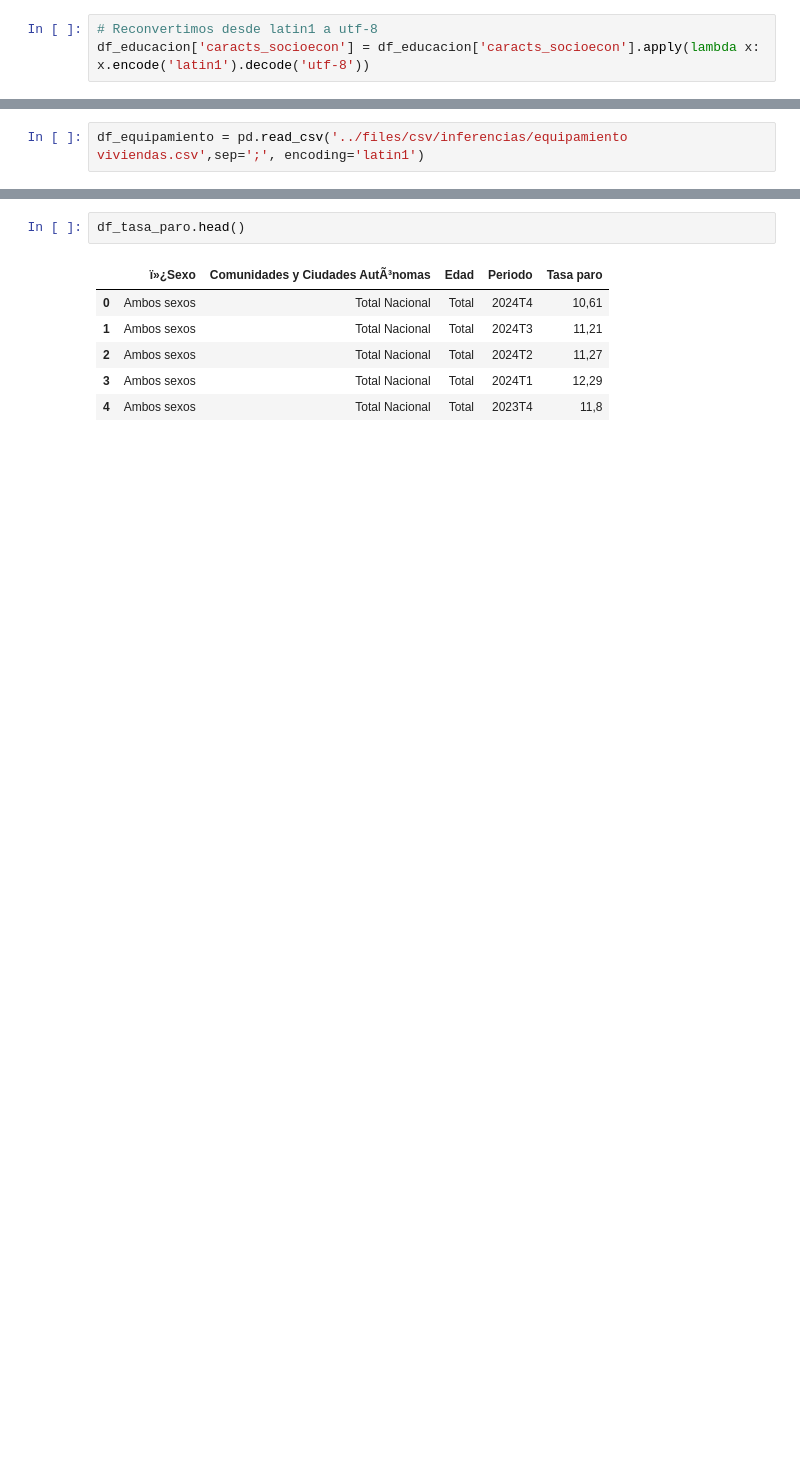
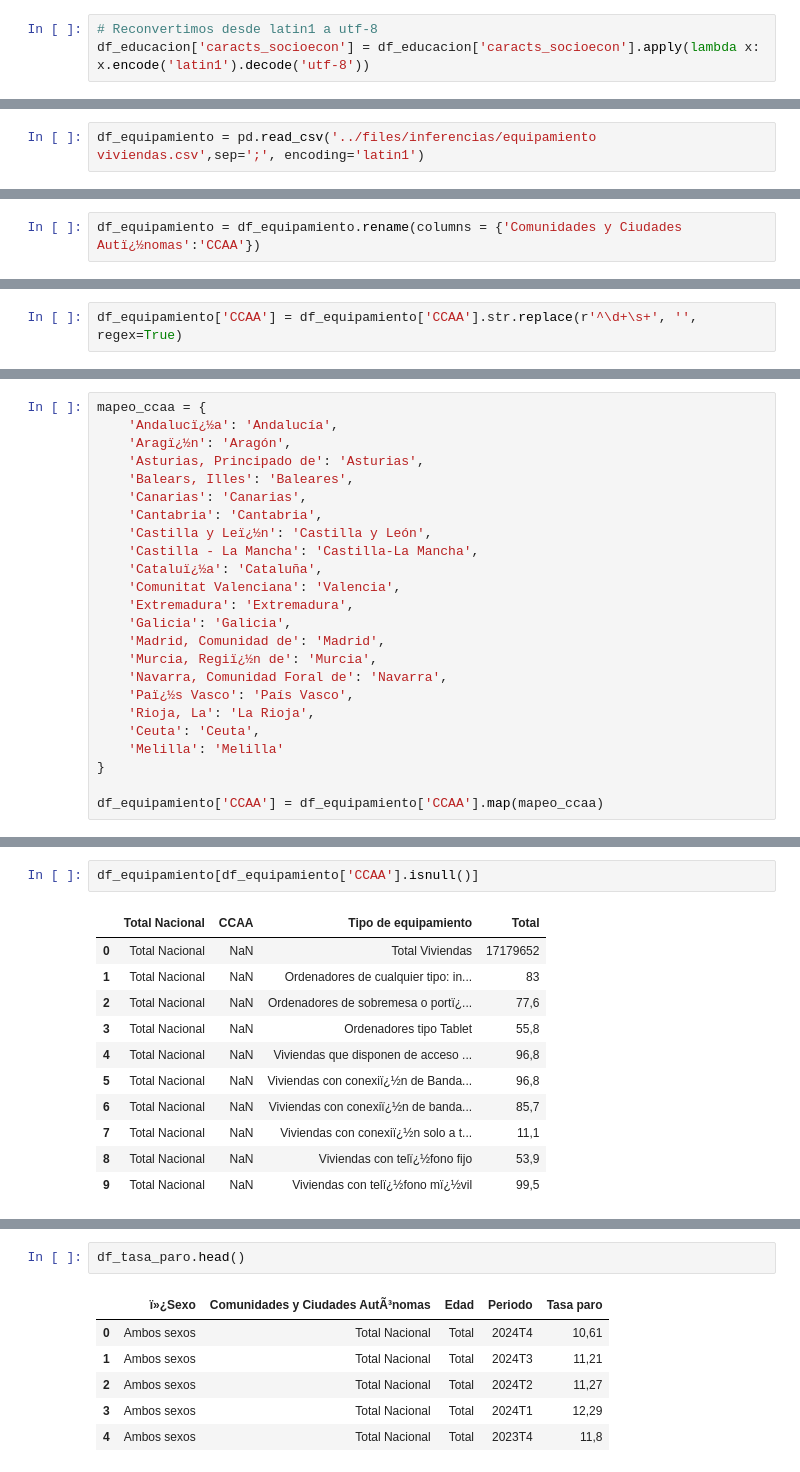
Before and after one commit to sara-arranz/PowerBI_Brecha_Digital, a Jupyter notebook: transformaciones/dataset_global.ipynb, the cells around one changed output, grey strips where cells are left out. Cells and saved outputs as stored; diff of their text form; blank space fills up the shorter version.

```diff
--- a/transformaciones/dataset_global.ipynb
+++ b/transformaciones/dataset_global.ipynb
@@ -100,5 +276,5 @@ Name: count, dtype: int64
 # %%
-df_equipamiento = pd.read_csv('../files/csv/inferencias/equipamiento viviendas.csv',sep=';', encoding='latin1')
+df_equipamiento = pd.read_csv('../files/inferencias/equipamiento viviendas.csv',sep=';', encoding='latin1')
 # %%
 df_equipamiento.sample(10)
 # %% [output]
@@ -115,0 +298,2 @@ df_equipamiento.sample(10)
+# %%
+df_equipamiento = df_equipamiento.rename(columns = {'Comunidades y Ciudades Autï¿½nomas':'CCAA'})
@@ -115,0 +314,2 @@ df_equipamiento.sample(10)
+# %%
+df_equipamiento['CCAA'] = df_equipamiento['CCAA'].str.replace(r'^\d+\s+', '', regex=True)
@@ -115,0 +325,24 @@ df_equipamiento.sample(10)
+# %%
+mapeo_ccaa = {
+    'Andalucï¿½a': 'Andalucía',
+    'Aragï¿½n': 'Aragón',
+    'Asturias, Principado de': 'Asturias',
+    'Balears, Illes': 'Baleares',
+    'Canarias': 'Canarias',
+    'Cantabria': 'Cantabria',
+    'Castilla y Leï¿½n': 'Castilla y León',
+    'Castilla - La Mancha': 'Castilla-La Mancha',
+    'Cataluï¿½a': 'Cataluña',
+    'Comunitat Valenciana': 'Valencia',
+    'Extremadura': 'Extremadura',
+    'Galicia': 'Galicia',
+    'Madrid, Comunidad de': 'Madrid',
+    'Murcia, Regiï¿½n de': 'Murcia',
+    'Navarra, Comunidad Foral de': 'Navarra',
+    'Paï¿½s Vasco': 'País Vasco',
+    'Rioja, La': 'La Rioja',
+    'Ceuta': 'Ceuta',
+    'Melilla': 'Melilla'
+}
+
+df_equipamiento['CCAA'] = df_equipamiento['CCAA'].map(mapeo_ccaa)
@@ -115,0 +370,14 @@ df_equipamiento.sample(10)
+# %%
+df_equipamiento[df_equipamiento['CCAA'].isnull()]
+# %% [output]
+|  | Total Nacional | CCAA | Tipo de equipamiento | Total |
+| 0 | Total Nacional | NaN | Total Viviendas | 17179652 |
+| 1 | Total Nacional | NaN | Ordenadores de cualquier tipo: in... | 83 |
+| 2 | Total Nacional | NaN | Ordenadores de sobremesa o portï¿... | 77,6 |
+| 3 | Total Nacional | NaN | Ordenadores tipo Tablet | 55,8 |
+| 4 | Total Nacional | NaN | Viviendas que disponen de acceso ... | 96,8 |
+| 5 | Total Nacional | NaN | Viviendas con conexiï¿½n de Banda... | 96,8 |
+| 6 | Total Nacional | NaN | Viviendas con conexiï¿½n de banda... | 85,7 |
+| 7 | Total Nacional | NaN | Viviendas con conexiï¿½n solo a t... | 11,1 |
+| 8 | Total Nacional | NaN | Viviendas con telï¿½fono fijo | 53,9 |
+| 9 | Total Nacional | NaN | Viviendas con telï¿½fono mï¿½vil | 99,5 |
```
Also changed, not shown: parts of 51 cells of this notebook, 3 other files.
